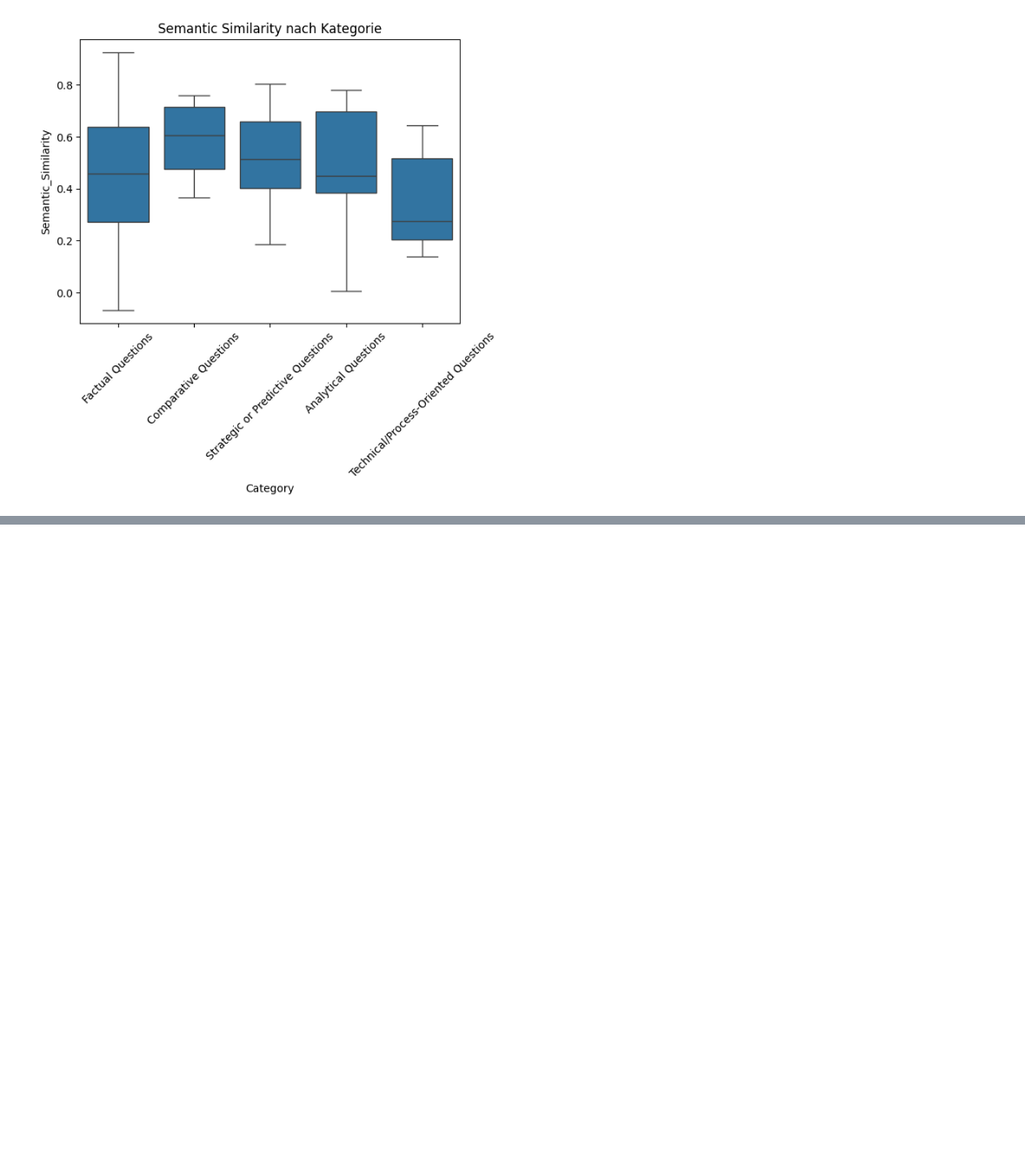
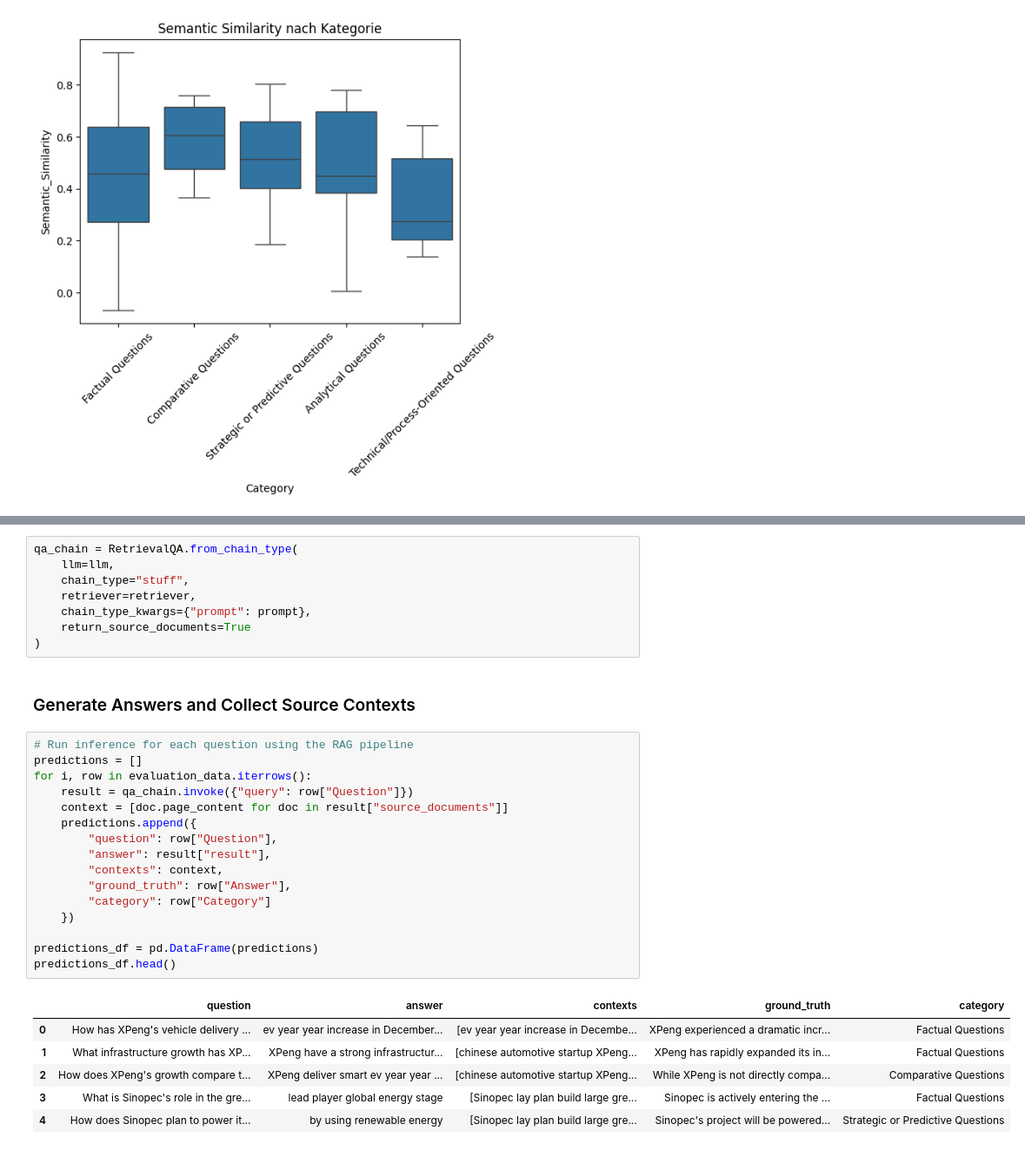
Before and after one commit to lucarenz1997/NLP, a Jupyter notebook: Stage_3_1.ipynb, the cells around one changed output, grey strips where cells are left out. Shown at 87% size. Cells and saved outputs as stored; diff of their text form; blank space fills up the shorter version.

```diff
--- a/Stage_3_1.ipynb
+++ b/Stage_3_1.ipynb
@@ -651,0 +937,33 @@ Durchschnittliche Bewertung nach Kategorie:
+# %%
+qa_chain = RetrievalQA.from_chain_type(
+    llm=llm,
+    chain_type="stuff",
+    retriever=retriever,
+    chain_type_kwargs={"prompt": prompt},
+    return_source_documents=True
+)
+# %% [markdown]
+### Generate Answers and Collect Source Contexts
+# %%
+# Run inference for each question using the RAG pipeline
+predictions = []
+for i, row in evaluation_data.iterrows():
+    result = qa_chain.invoke({"query": row["Question"]})
+    context = [doc.page_content for doc in result["source_documents"]]
+    predictions.append({
+        "question": row["Question"],
+        "answer": result["result"],
+        "contexts": context,
+        "ground_truth": row["Answer"],
+        "category": row["Category"]
+    })
+
+predictions_df = pd.DataFrame(predictions)
+predictions_df.head()
+# %% [output]
+|  | question | answer | contexts | ground_truth | category |
+| 0 | How has XPeng's vehicle delivery ... | ev year year increase in December... | [ev year year increase in Decembe... | XPeng experienced a dramatic incr... | Factual Questions |
+| 1 | What infrastructure growth has XP... | XPeng have a strong infrastructur... | [chinese automotive startup XPeng... | XPeng has rapidly expanded its in... | Factual Questions |
+| 2 | How does XPeng's growth compare t... | XPeng deliver smart ev year year ... | [chinese automotive startup XPeng... | While XPeng is not directly compa... | Comparative Questions |
+| 3 | What is Sinopec's role in the gre... | lead player global energy stage | [Sinopec lay plan build large gre... | Sinopec is actively entering the ... | Factual Questions |
+| 4 | How does Sinopec plan to power it... | by using renewable energy | [Sinopec lay plan build large gre... | Sinopec's project will be powered... | Strategic or Predictive Questions |
```
Also changed, not shown: parts of 43 cells of this notebook.
